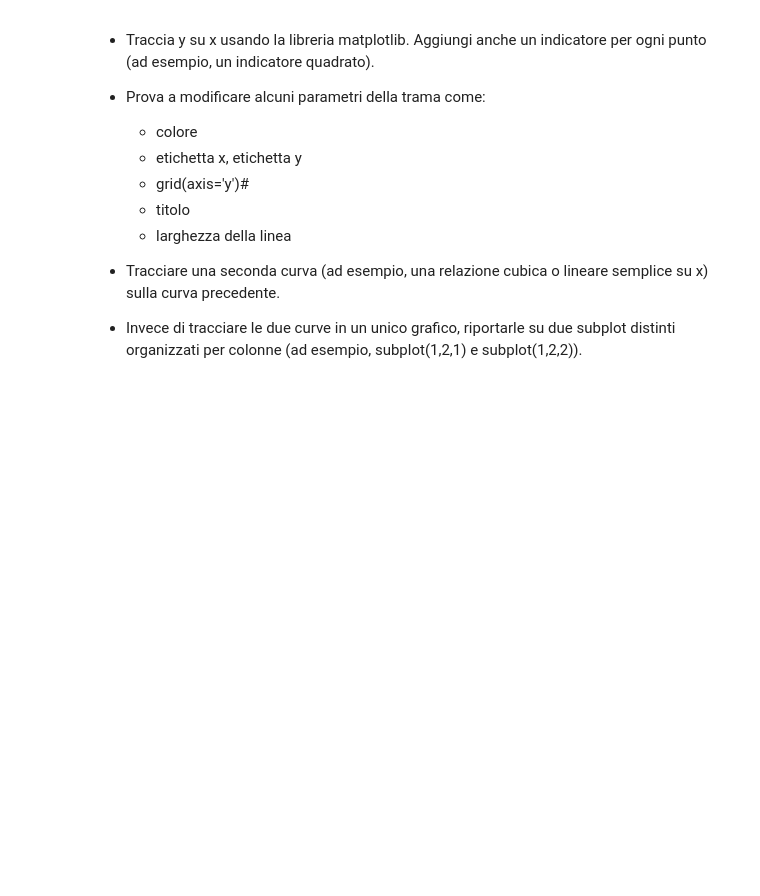
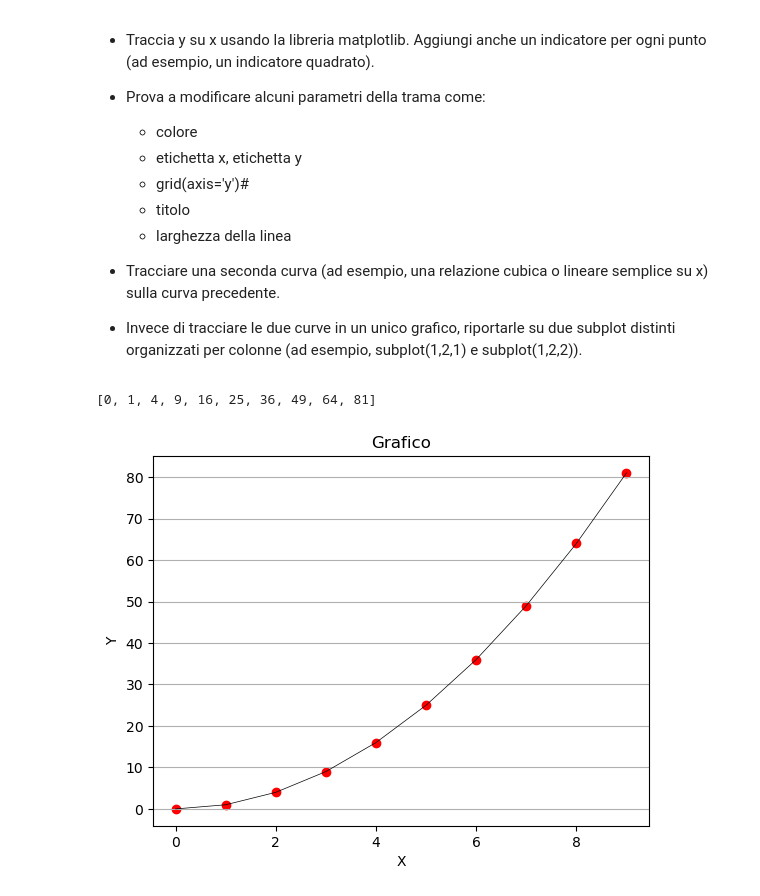
Before and after one commit to vMxster/Numerical_Methods, a Jupyter notebook: Lezione 1 Python/00_esercizi_python_intro.ipynb, the cells around one changed output. Cells and saved outputs as stored; diff of their text form; code cells hidden in the pictures; blank space fills up the shorter version.

```diff
--- a/Lezione 1 Python/00_esercizi_python_intro.ipynb
+++ b/Lezione 1 Python/00_esercizi_python_intro.ipynb
@@ -156,3 +156,22 @@ Dato una lista di numeri interi, ad esempio x = [0,1,2,3,4,5,6,7,8,9,], eleva al
 
 * Tracciare una seconda curva (ad esempio, una relazione cubica o lineare semplice su x) sulla curva precedente.
 * Invece di tracciare le due curve in un unico grafico, riportarle su due subplot distinti organizzati per colonne (ad esempio, subplot(1,2,1) e subplot(1,2,2)).
+# %%
+x = [0,1,2,3,4,5,6,7,8,9,]
+y = [x**2 for x in x]
+print(y)
+# %% [output]
+[0, 1, 4, 9, 16, 25, 36, 49, 64, 81]
+# %%
+import matplotlib.pyplot as mplot
+
+mplot.plot(x, y, linestyle="-", color="black", linewidth="0.5")
+mplot.scatter(x, y, marker="o", color="red")
+mplot.title("Grafico")
+mplot.xlabel("X")
+mplot.ylabel("Y")
+
+mplot.grid(axis="y")
+mplot.show()
+# %% [output]
+[figure, added]
```
Also changed, not shown: parts of 2 cells of this notebook.
